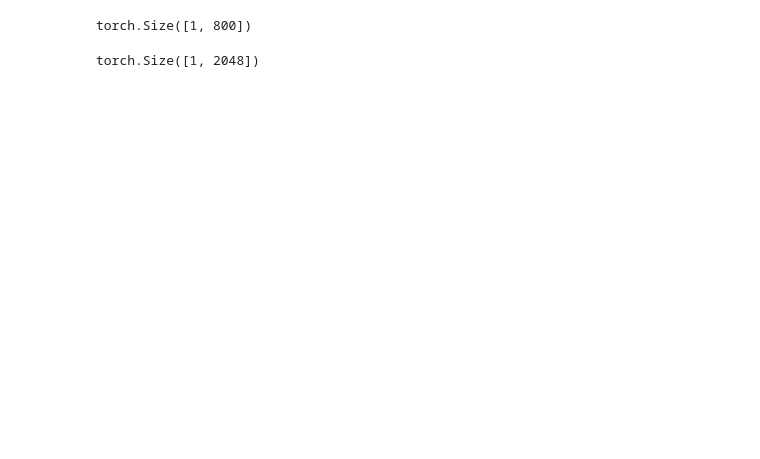
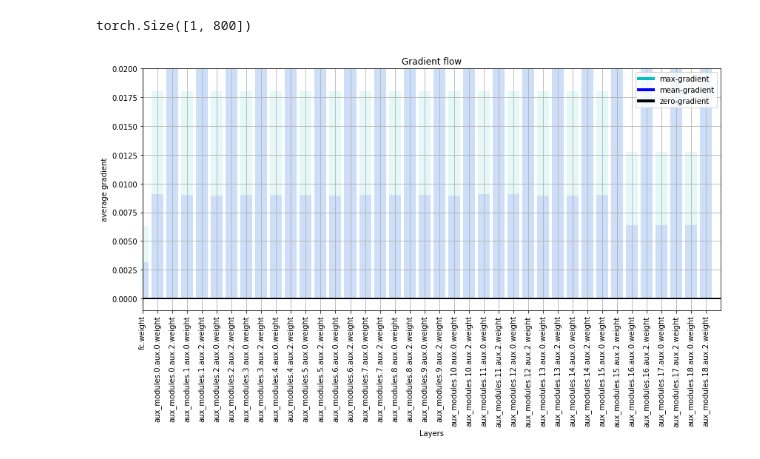
Before and after one commit to shalomma/DEN, a Jupyter notebook: notebooks/eval_den.ipynb, the cells around one changed output. Cells and saved outputs as stored; diff of their text form; code cells hidden in the pictures; blank space fills up the shorter version.

Commit message:
utils. dropout

```diff
--- a/notebooks/eval_den.ipynb
+++ b/notebooks/eval_den.ipynb
@@ -6,3 +11,3 @@ from den import DEN
 # %%
-wts_file = '../models/024_resnet_model.pt'
+wts_file = '../models/full_resnet/149_resnet_model.pt'
 den = DEN(wts_file)
@@ -43,7 +43,7 @@ d_hat = den(img)
 d_hat.shape
 # %% [output]
 torch.Size([1, 800])
-# %%
-den.debug[19].shape
-# %% [output]
-torch.Size([1, 2048])
+# %%
+utils.plot_grad_flow(den.named_parameters(), 'd')
+# %% [output]
+[figure, added]
```
Also changed, not shown: parts of 3 cells of this notebook, 18 other files.
